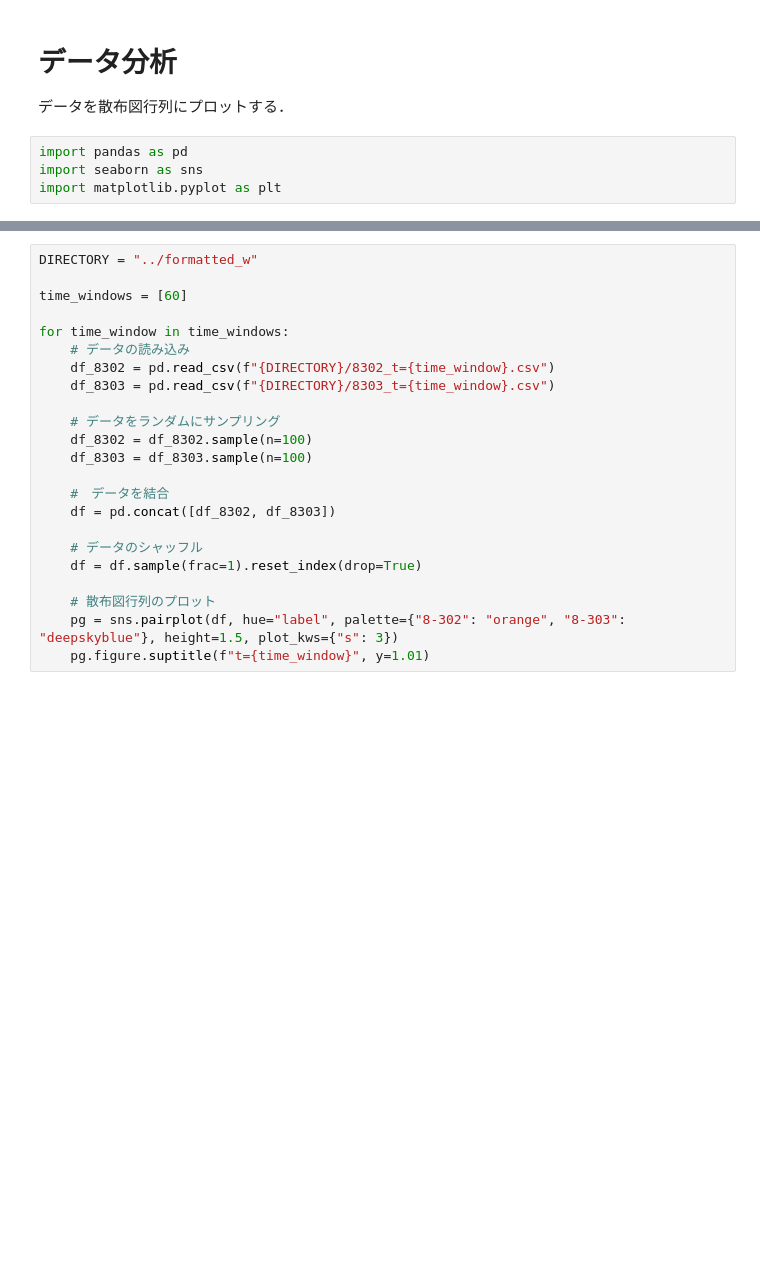
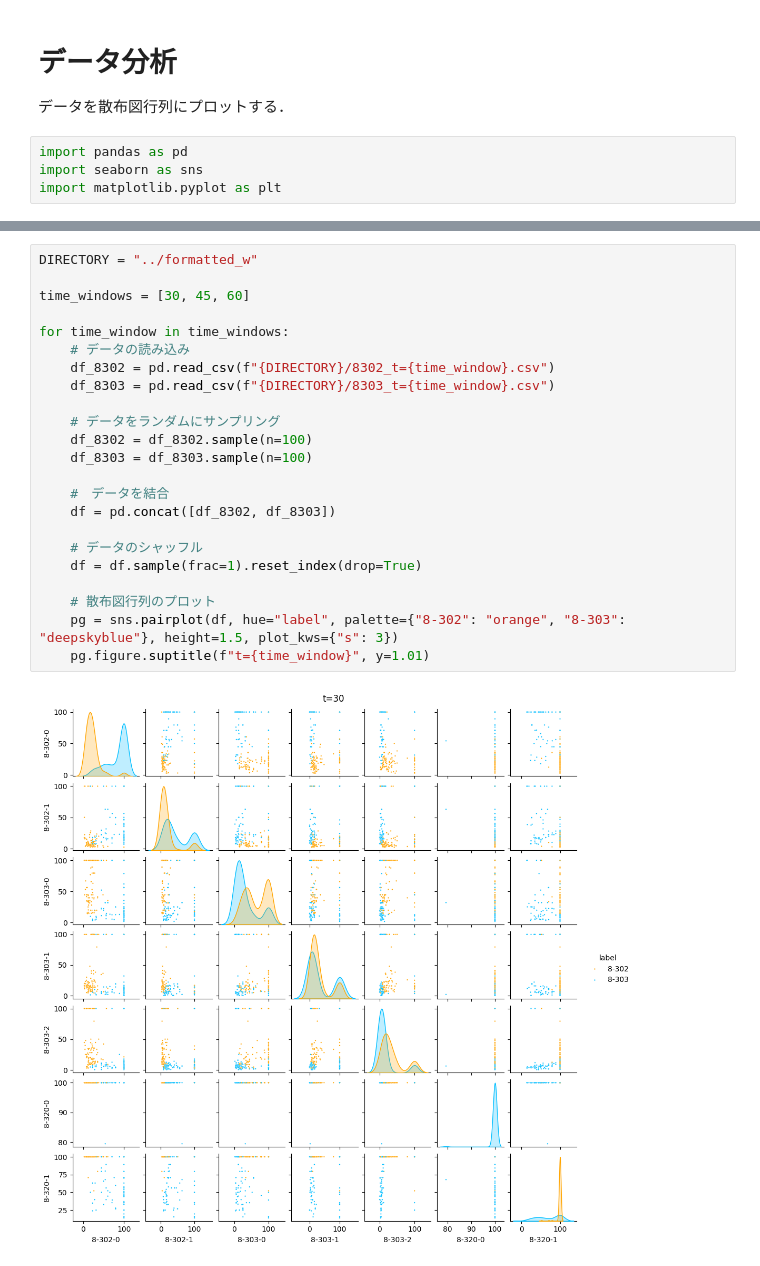
Before and after one commit to Ryos-K/aquatan-ble-classifier, a Jupyter notebook: analysis/scatterplot_matrix.ipynb, the cells around one changed output, grey strips where cells are left out. Drawn from its saved outputs; the diff is of its cells as text; blank space fills up the shorter version.

```diff
--- a/analysis/scatterplot_matrix.ipynb
+++ b/analysis/scatterplot_matrix.ipynb
@@ -38,23 +36,25 @@ for time_window in time_windows:
 # %%
 DIRECTORY = "../formatted_w"
 
-time_windows = [60]
+time_windows = [30, 45, 60]
 
 for time_window in time_windows:
     # データの読み込み
     df_8302 = pd.read_csv(f"{DIRECTORY}/8302_t={time_window}.csv")
     df_8303 = pd.read_csv(f"{DIRECTORY}/8303_t={time_window}.csv")
 
     # データをランダムにサンプリング
     df_8302 = df_8302.sample(n=100)
     df_8303 = df_8303.sample(n=100)
 
     #　データを結合
     df = pd.concat([df_8302, df_8303])
 
     # データのシャッフル
     df = df.sample(frac=1).reset_index(drop=True)
 
     # 散布図行列のプロット
     pg = sns.pairplot(df, hue="label", palette={"8-302": "orange", "8-303": "deepskyblue"}, height=1.5, plot_kws={"s": 3})
     pg.figure.suptitle(f"t={time_window}", y=1.01)
+# %% [output]
+[figure, added]
```
Also changed, not shown: parts of 2 cells of this notebook, 25 other files.
